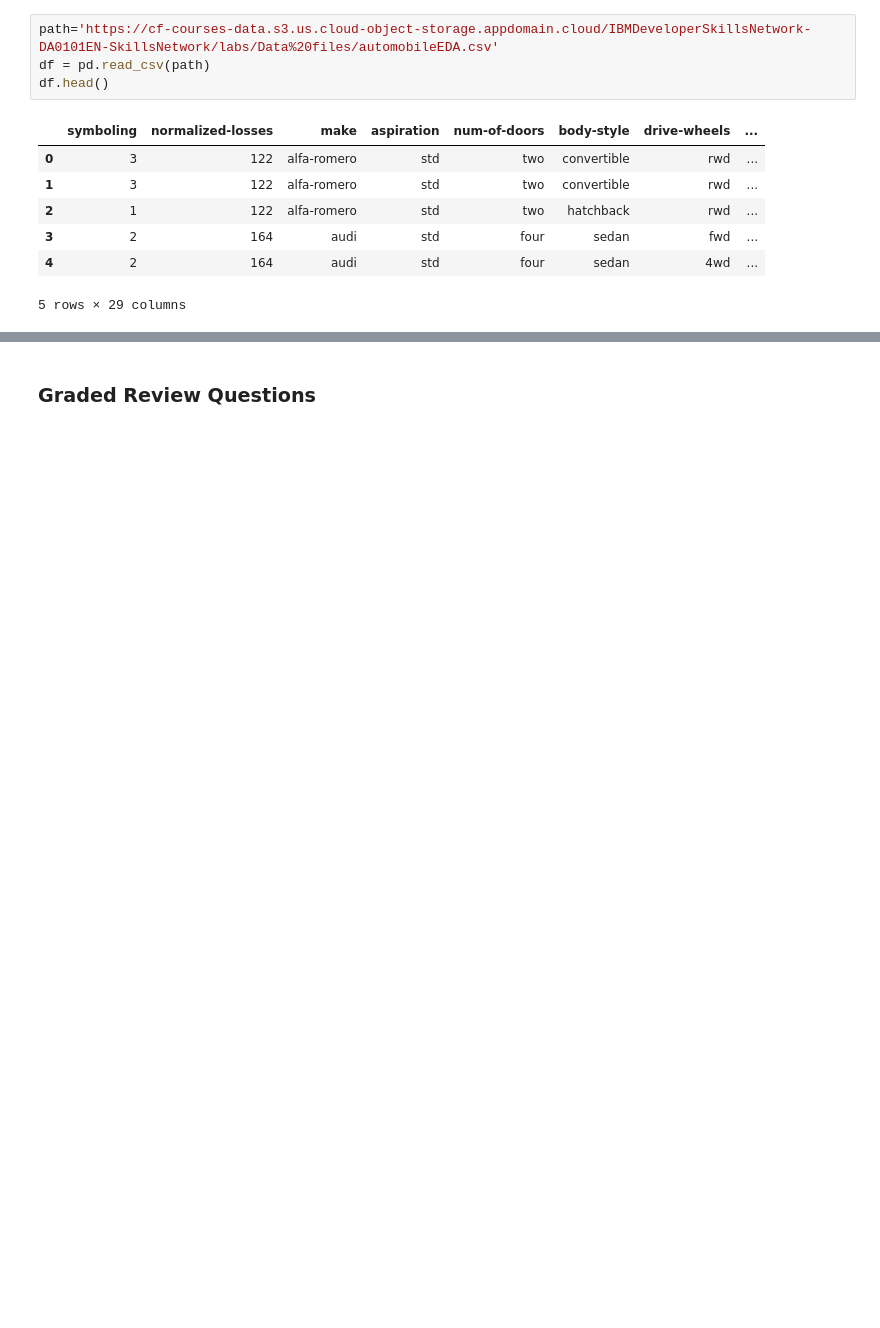
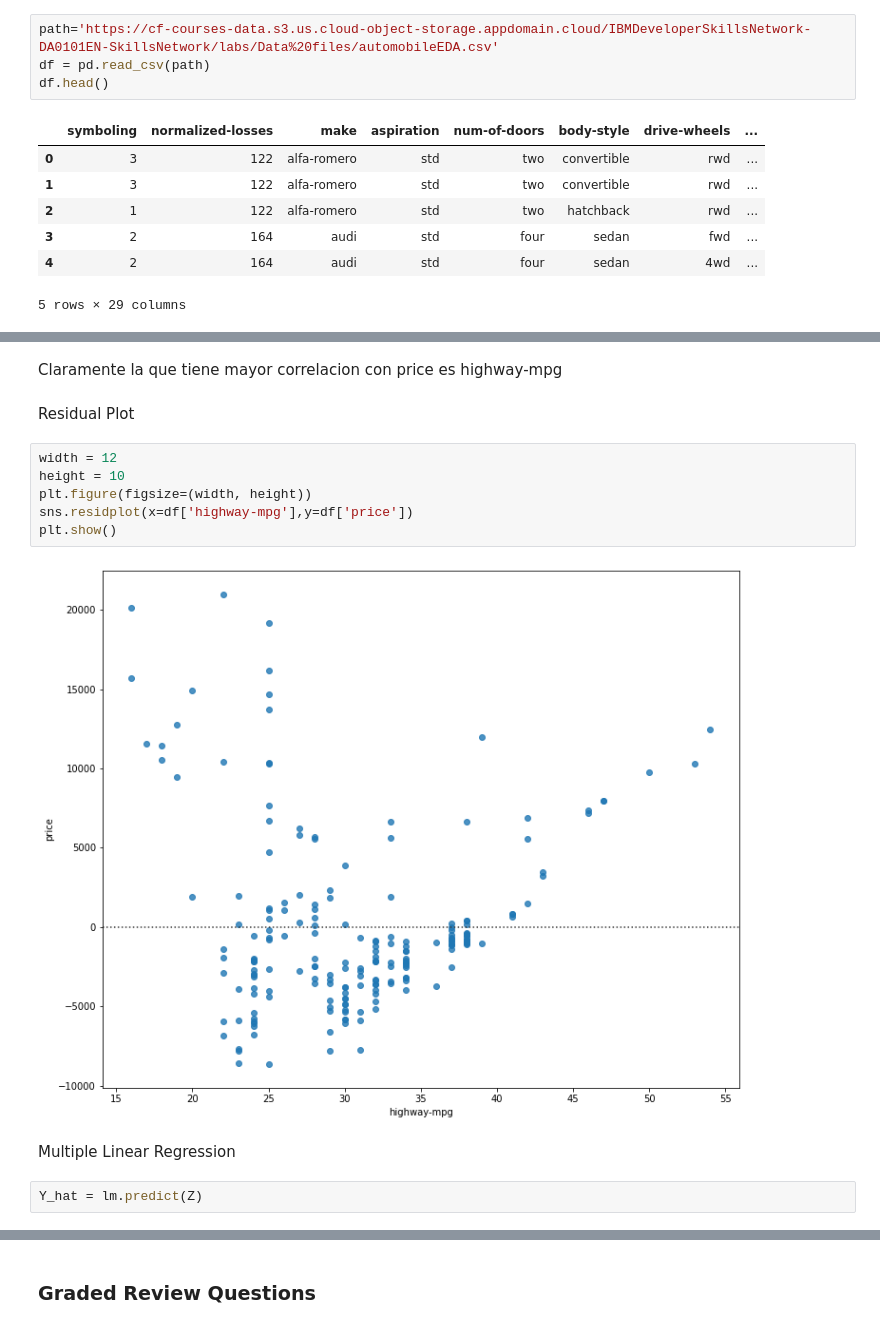
Before and after one commit to PosgradoMNA/actividades-de-aprendizaje-gerardoaaron_castanedajaramillo, a Jupyter notebook: Semana 6: Data Analysis with Python (IBM).ipynb, the cells around one changed output, grey strips where cells are left out. Drawn from its saved outputs; the diff is of its cells as text; blank space fills up the shorter version.

```diff
--- a/Semana 6: Data Analysis with Python (IBM).ipynb
+++ b/Semana 6: Data Analysis with Python (IBM).ipynb
@@ -142,0 +171,16 @@ Categorical Variables
+# %% [markdown]
+Claramente la que tiene mayor correlacion con price es highway-mpg
+# %% [markdown]
+Residual Plot
+# %%
+width = 12
+height = 10
+plt.figure(figsize=(width, height))
+sns.residplot(x=df['highway-mpg'],y=df['price'])
+plt.show()
+# %% [output]
+[figure, added]
+# %% [markdown]
+Multiple Linear Regression
+# %%
+Y_hat = lm.predict(Z)
```
Also changed, not shown: parts of 148 cells of this notebook.
